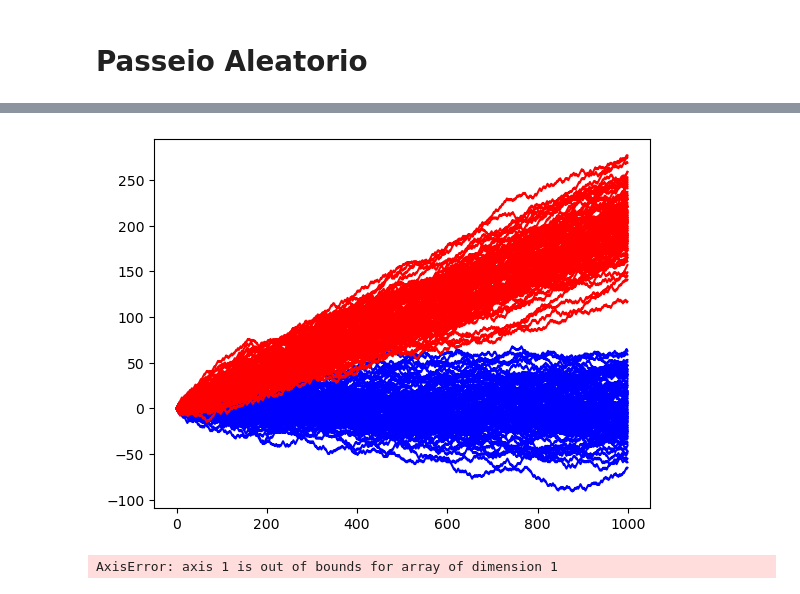
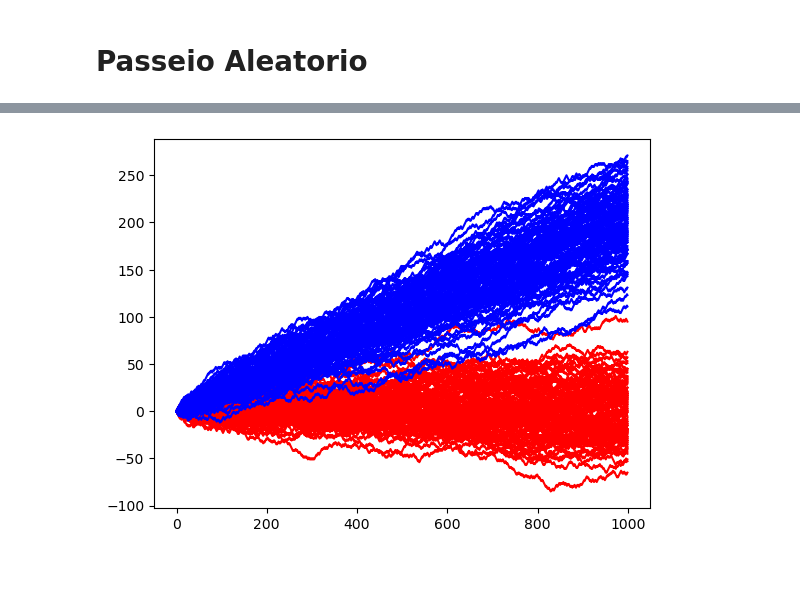
Before and after one commit to Rogerio-buso/Fisica-Computacional, a Jupyter notebook: Atividade 4/randomwalk.ipynb, the cells around one changed output, grey strips where cells are left out. Saved outputs shown, nothing was run; the diff lists cells and outputs as text; code cells hidden in the pictures.

```diff
--- a/Atividade 4/randomwalk.ipynb
+++ b/Atividade 4/randomwalk.ipynb
@@ -1,6 +1,2 @@
 # %% [markdown]
 # Passeio Aleatorio
-# %%
-c=1
-p = np.random.choice([1,2,3], size=(5,2), p=(0.7, 0.2, 0.1))
-print(p)
@@ -49,30 +26,23 @@ plt.grid()
 # %%
 '''
-Faz um loop for para plotar cada gráfico 100 vezes, isso para cada valor de p = 0.5 e 0.6
+Cria uma matriz 1000 por 100 com valores pseudoaleatórios, podendo ser 1 ou -1, os quais
+definirão se o 'bêbado' vai para a direita ou para a esquerda. a função cumsum faz a soma cumulativa
+e defini o trajeto.
+O parâmetro p define as probabilidades do bêbado ir para a direita ou esquerda.
 '''
-valores = np.random.choice([-1,1], size=(1000, 100), p=[0.5, 0.5])
-posicao = np.cumsum(valores, axis=0)
-posicao = posicao - posicao[0]
+import numpy as np
+import matplotlib.pyplot as plt
 
-valores = np.random.choice([-1,1], size=(1000, 100), p=[0.4, 0.6])
-posicao2 = np.cumsum(valores, axis=0)
+gerador = np.random.choice([-1, 1], [1000, 100], p=[0.5, 0.5])
+posicao1 = np.cumsum(gerador, axis=0)
+posicao1 = posicao1 - posicao1[0]
+
+gerador = np.random.choice([-1, 1], [1000, 100], p=[0.4, 0.6])
+posicao2 = np.cumsum(gerador, axis=0)
 posicao2 = posicao2 - posicao2[0]
 
-plt.plot(posicao, c='b')
-plt.plot(posicao2, c='r', label)
+plt.plot(posicao1, c='r')
+plt.plot(posicao2, c='b')
 plt.show()
 # %% [output]
-[figure, old version]
+[figure, new version]
-# %%
-media1 = np.mean(posicao, axis=1)
-media2 = np.mean(posicao2, axis=1)
-dp1 = np.std(posicao1, axis=1)
-dp2 = np.std(posicao2, axis=1)
-plt.plot(media1)
-plt.plot(media2)
-plt.show()
-#plt.errorbar(dp1)
-#plt.errorbar(dp2)
-#plt.show()
-# %% [output]
-AxisError: axis 1 is out of bounds for array of dimension 1
```
Also changed, not shown: parts of 6 cells of this notebook, 1 other file.
